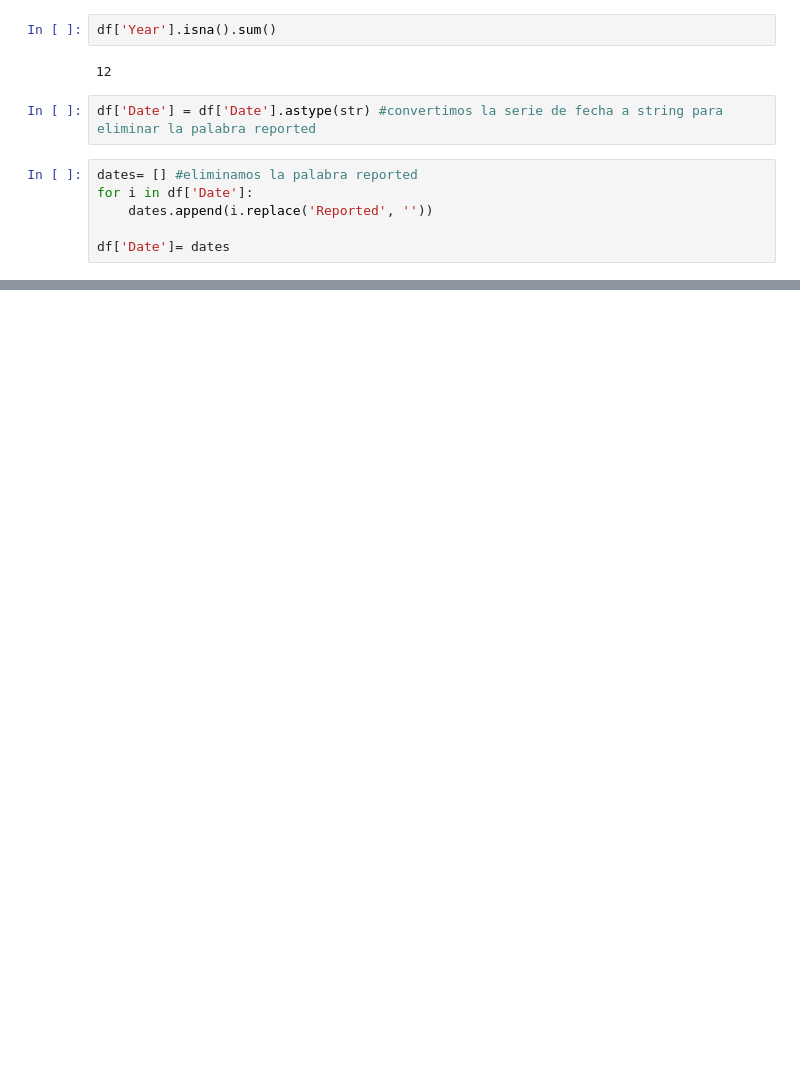
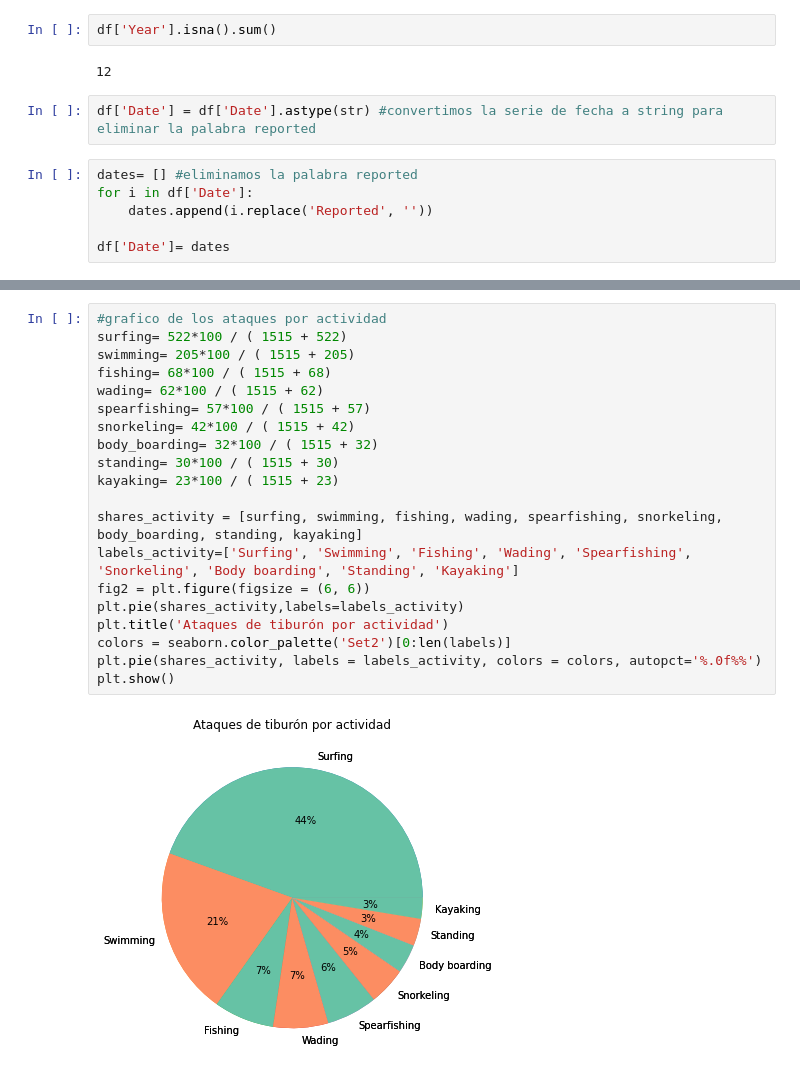
Before and after one commit to aherreraitie/Proyecto-Semana-2-Pandas-Data-Cleaning-, a Jupyter notebook: Proyecto_semana2.ipynb, the cells around one changed output, grey strips where cells are left out. Saved outputs shown, nothing was run; the diff lists cells and outputs as text; blank space fills up the shorter version.

```diff
--- a/Proyecto_semana2.ipynb
+++ b/Proyecto_semana2.ipynb
@@ -254,0 +363,22 @@ AttributeError: 'list' object has no attribute 'replace'
+# %%
+#grafico de los ataques por actividad
+surfing= 522*100 / ( 1515 + 522)
+swimming= 205*100 / ( 1515 + 205)
+fishing= 68*100 / ( 1515 + 68)
+wading= 62*100 / ( 1515 + 62)
+spearfishing= 57*100 / ( 1515 + 57)
+snorkeling= 42*100 / ( 1515 + 42)
+body_boarding= 32*100 / ( 1515 + 32)
+standing= 30*100 / ( 1515 + 30)
+kayaking= 23*100 / ( 1515 + 23)
+
+shares_activity = [surfing, swimming, fishing, wading, spearfishing, snorkeling, body_boarding, standing, kayaking]
+labels_activity=['Surfing', 'Swimming', 'Fishing', 'Wading', 'Spearfishing', 'Snorkeling', 'Body boarding', 'Standing', 'Kayaking']
+fig2 = plt.figure(figsize = (6, 6))
+plt.pie(shares_activity,labels=labels_activity)
+plt.title('Ataques de tiburón por actividad')
+colors = seaborn.color_palette('Set2')[0:len(labels)]
+plt.pie(shares_activity, labels = labels_activity, colors = colors, autopct='%.0f%%')
+plt.show()
+# %% [output]
+[figure, added]
```
Also changed, not shown: parts of 39 cells of this notebook.
